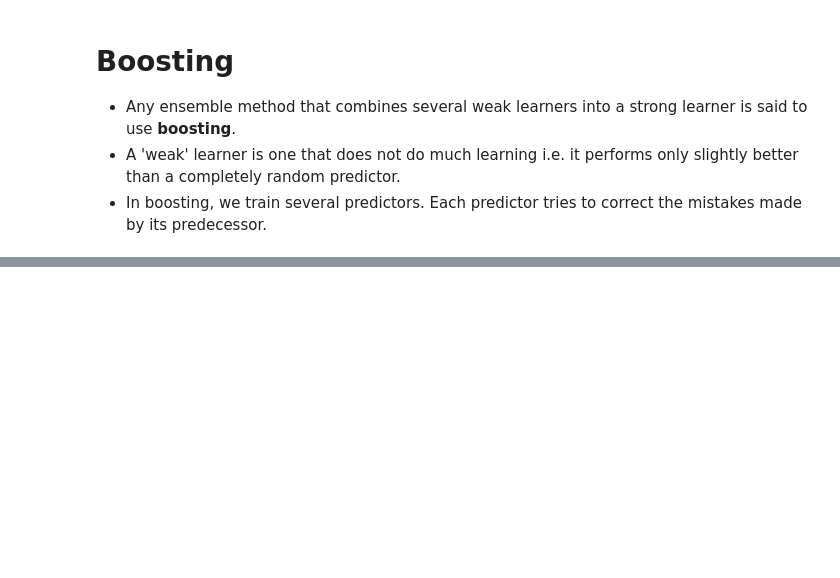
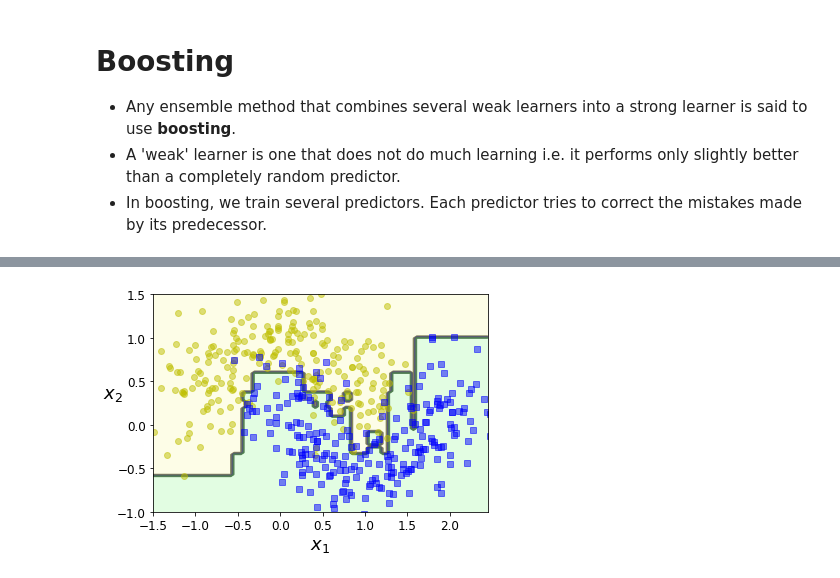
Before and after one commit to SMS-NED16/FYP-DL, a Jupyter notebook: ML-Hands-On/07_Ensemble_Learning/Examples_Ensemble_Learning.ipynb, the cells around one changed output, grey strips where cells are left out. Drawn from its saved outputs; the diff is of its cells as text; code cells hidden in the pictures; blank space fills up the shorter version.

Commit message:
Add boosting examples

```diff
--- a/ML-Hands-On/07_Ensemble_Learning/Examples_Ensemble_Learning.ipynb
+++ b/ML-Hands-On/07_Ensemble_Learning/Examples_Ensemble_Learning.ipynb
@@ -506,0 +530,16 @@ Saving figure mnist_feature_importance_plot
+# %%
+# Creating dataset
+X, y = make_moons(n_samples=500, noise=0.30, random_state=42)
+X_train, X_test, y_train, y_test = train_test_split(X, y, random_state=42)
+# %%
+# Create AdaBoost Classifier of 200 decision trees (stumps - depth of 1, so one root node, two leaves)
+ada_clf = AdaBoostClassifier(
+    DecisionTreeClassifier(max_depth=1),
+    n_estimators=200,
+    algorithm='SAMME.R',   # Relies on class probabilities rather than labels - performs better
+    learning_rate=0.5,
+    random_state=42
+)
+# %%
+# Fit to the training data
+ada_clf.fit(X_train, y_train)
@@ -506,0 +555,5 @@ Saving figure mnist_feature_importance_plot
+# %%
+# Decision boundary
+plot_decision_boundary(ada_clf, X, y)
+# %% [output]
+[figure, added]
```
Also changed, not shown: parts of 55 cells of this notebook.
